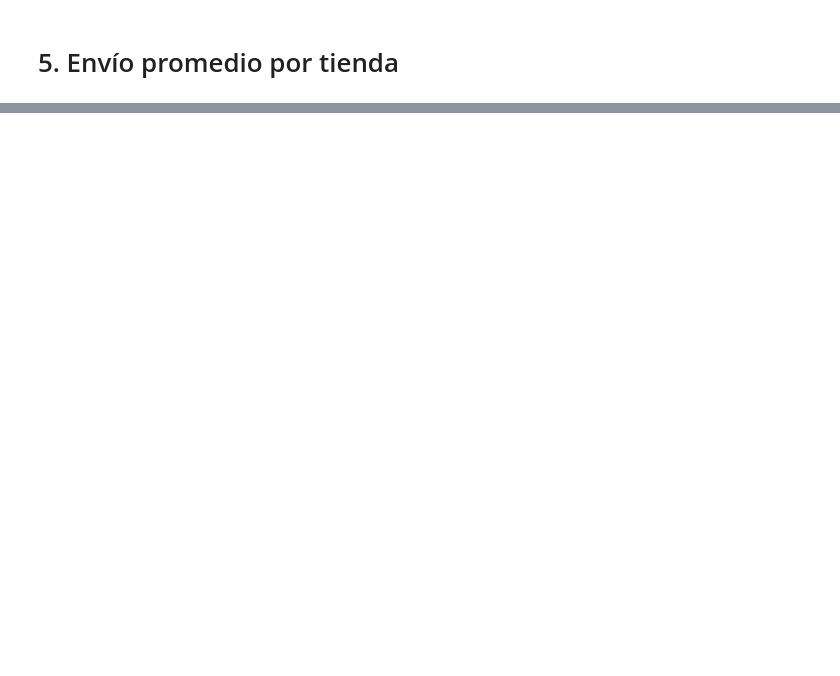
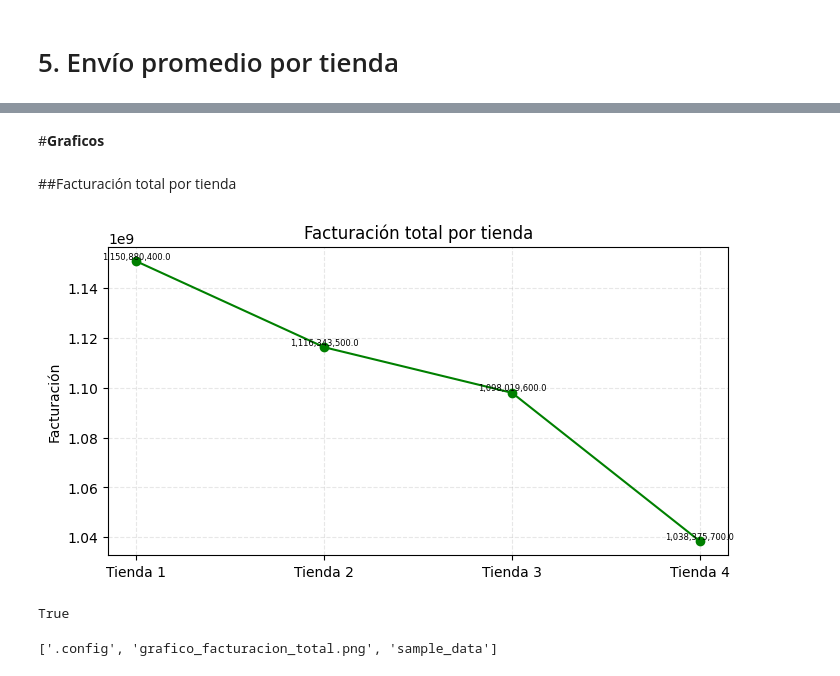
Before and after one commit to DiegoFau/Alura_store_latam, a Jupyter notebook: AluraStoreLatam.ipynb, the cells around one changed output, grey strips where cells are left out. Saved outputs shown, nothing was run; the diff lists cells and outputs as text; code cells hidden in the pictures; blank space fills up the shorter version.

```diff
--- a/AluraStoreLatam.ipynb
+++ b/AluraStoreLatam.ipynb
@@ -25,3 +25,17 @@ tienda.head()
 | 4 | Silla de oficina | Muebles | 335200.0 | 20200.0 | 07/11/2020 | Maria Alfonso | Medellín | ... |
 # %% [markdown]
 #1. Análisis de facturación
+# %%
+#Asignamos nombres a las tiendas, concatenamos las tiendas y calculamos el total de vtas de cada una
+
+tienda['Tienda'] = 'Tienda 1'
+tienda2['Tienda'] = 'Tienda 2'
+tienda3['Tienda'] = 'Tienda 3'
+tienda4['Tienda'] = 'Tienda 4'
+
+#Concatenamos las tiendas
+todas_las_tiendas = pd.concat([tienda, tienda2, tienda3, tienda4])
+
+#Sumamos todas las ventas de cada tienda por separado
+facturacion_total = todas_las_tiendas.groupby('Tienda')['Precio'].sum().rename('Total')
+facturacion_total
@@ -27,0 +50,6 @@ tienda.head()
+# %%
+#Convertir a DF, para graficos
+facturacion_total_df = facturacion_total.reset_index()
+facturacion_total_df.columns = ['Tienda', 'Total']
+
+facturacion_total_df
@@ -35,0 +279,32 @@ tienda.head()
+# %% [markdown]
+#**Graficos**
+# %% [markdown]
+##Facturación total por tienda
+# %%
+import matplotlib.pyplot as plt
+
+plt.figure(figsize=(8,4))
+plt.plot(facturacion_total_df['Tienda'], facturacion_total_df['Total'], marker='o', color='green')
+
+plt.title('Facturación total por tienda')
+plt.ylabel('Facturación')
+plt.grid(True, linestyle='--', alpha=0.3)
+
+for i, valor in enumerate(facturacion_total_df['Total']):
+    plt.text(i, valor, f"{valor:,}",     # formato con separador de miles
+        ha='center', va='bottom', fontsize=6)
+
+ruta = '/content/grafico_facturacion_total.png'
+plt.savefig(ruta, bbox_inches='tight')
+plt.show()
+# %% [output]
+[figure, added]
+# %%
+import os
+os.path.exists('/content/grafico_facturacion_total.png')
+# %% [output]
+True
+# %%
+os.listdir('/content')
+# %% [output]
+['.config', 'grafico_facturacion_total.png', 'sample_data']
```
Also changed, not shown: parts of 18 cells of this notebook.
